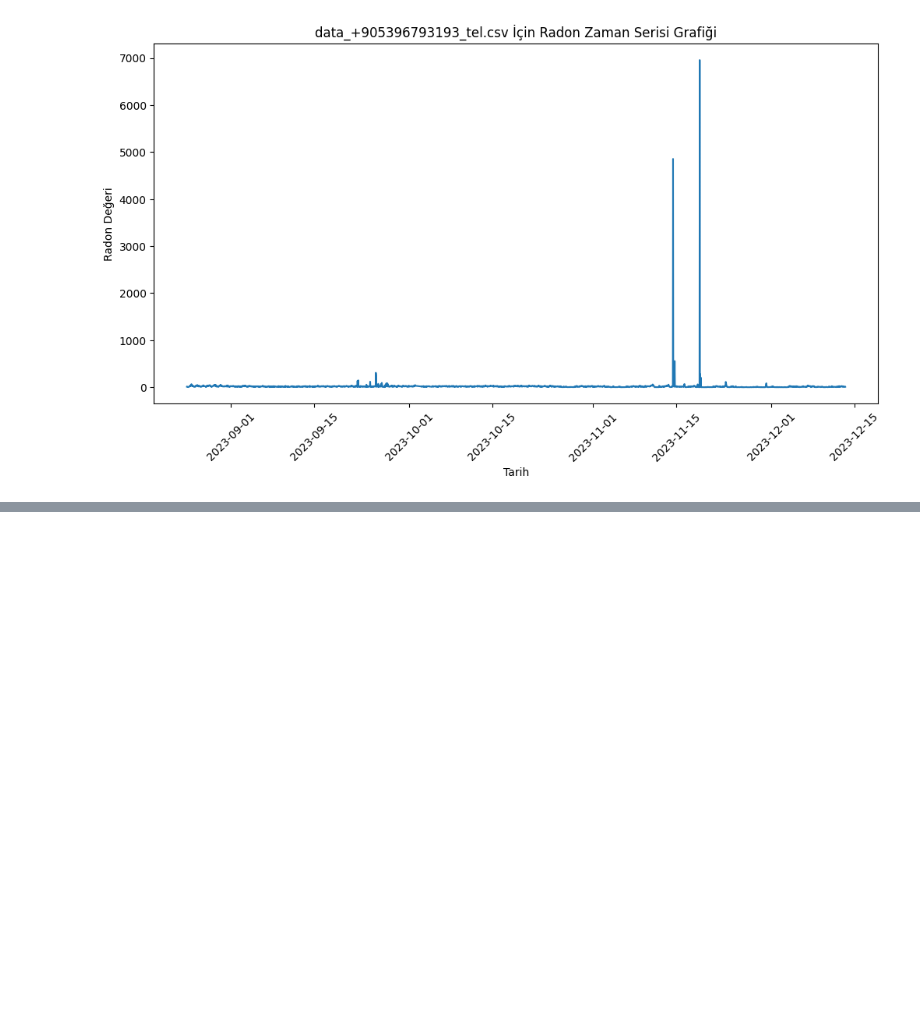
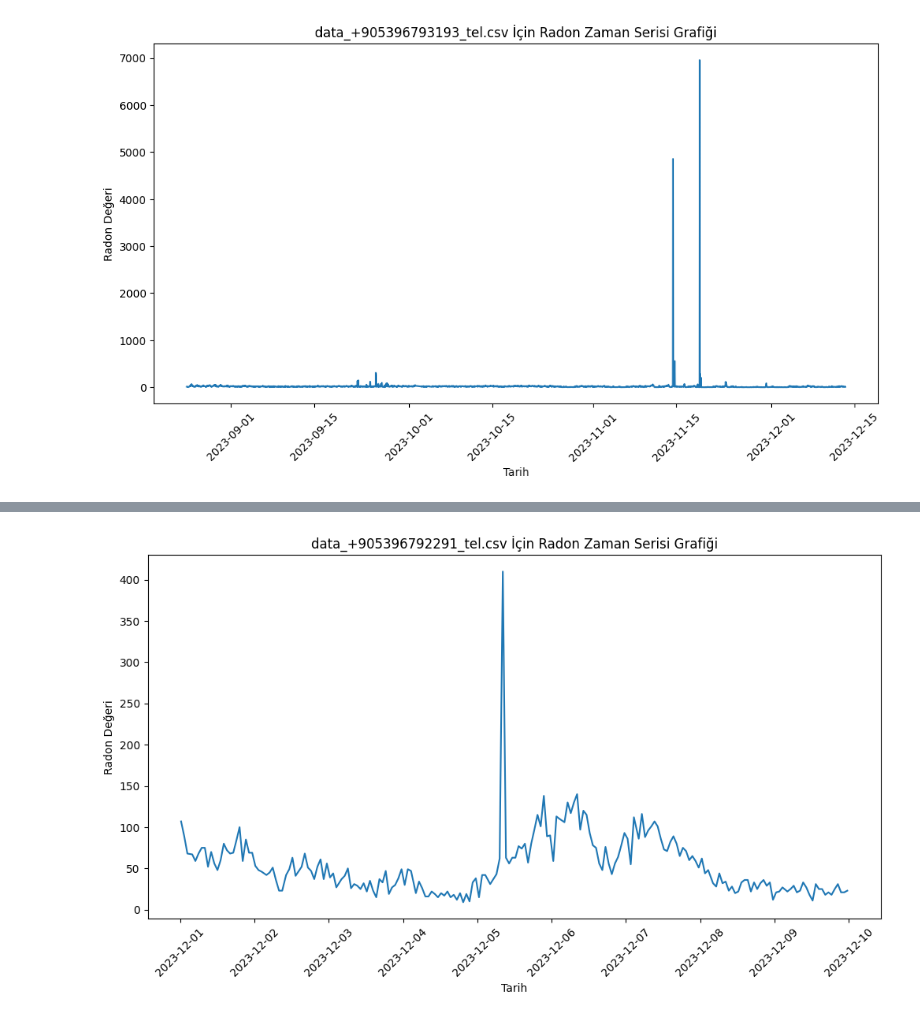
Before and after one commit to beriaacan/Radon-Analysis-with-Deep-Learning-Algorithms, a Jupyter notebook: 2_Data_Analysis.ipynb, the cells around one changed output, grey strips where cells are left out. Saved outputs shown, nothing was run; the diff lists cells and outputs as text; code cells hidden in the pictures; blank space fills up the shorter version.

```diff
--- a/2_Data_Analysis.ipynb
+++ b/2_Data_Analysis.ipynb
@@ -170,0 +236,4 @@ for sheet in chosen_sheets:
+# %%
+plot_and_save_time_series(chosen_sheet_d4, output_folder, start_date, end_date)
+# %% [output]
+[figure, added]
```
Also changed, not shown: parts of 6 cells of this notebook.
